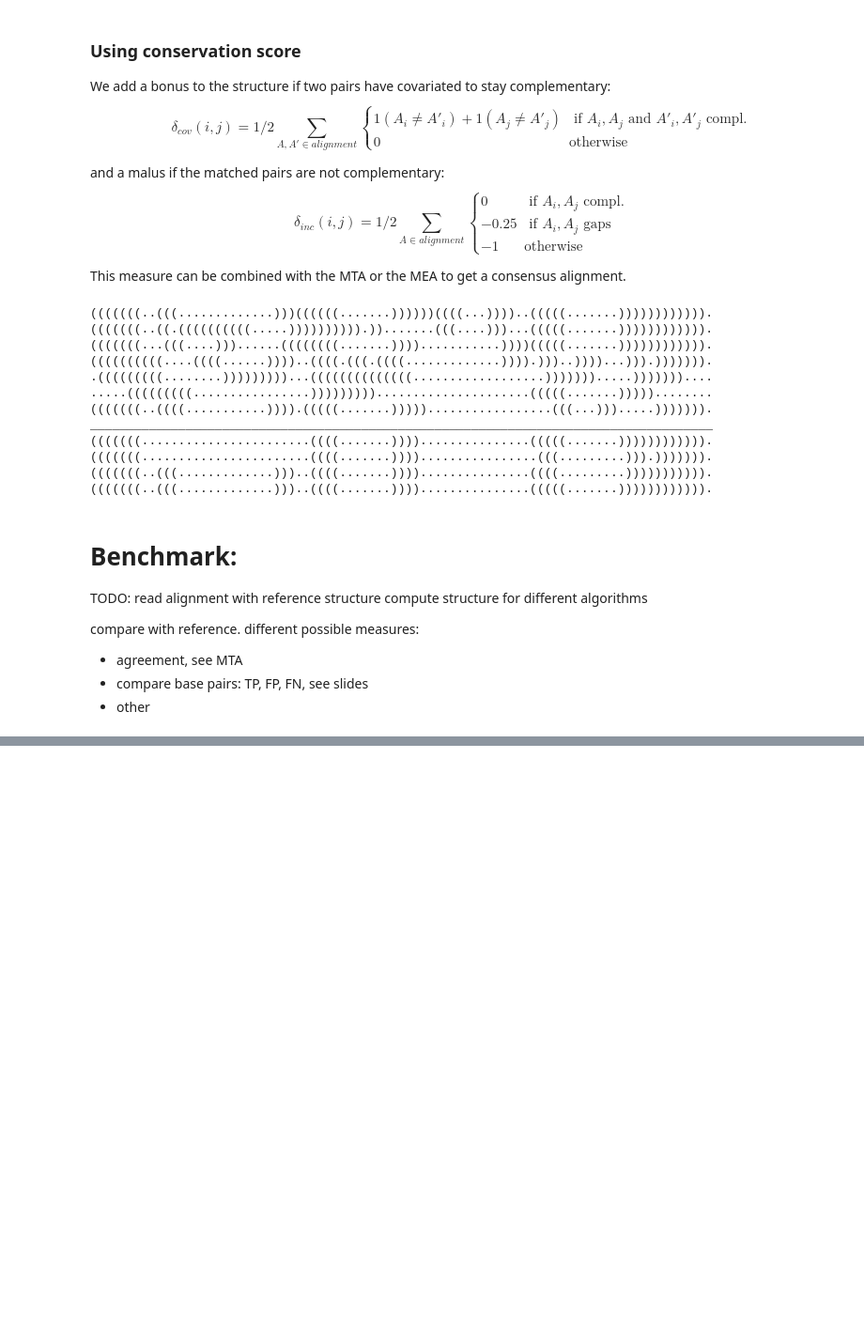
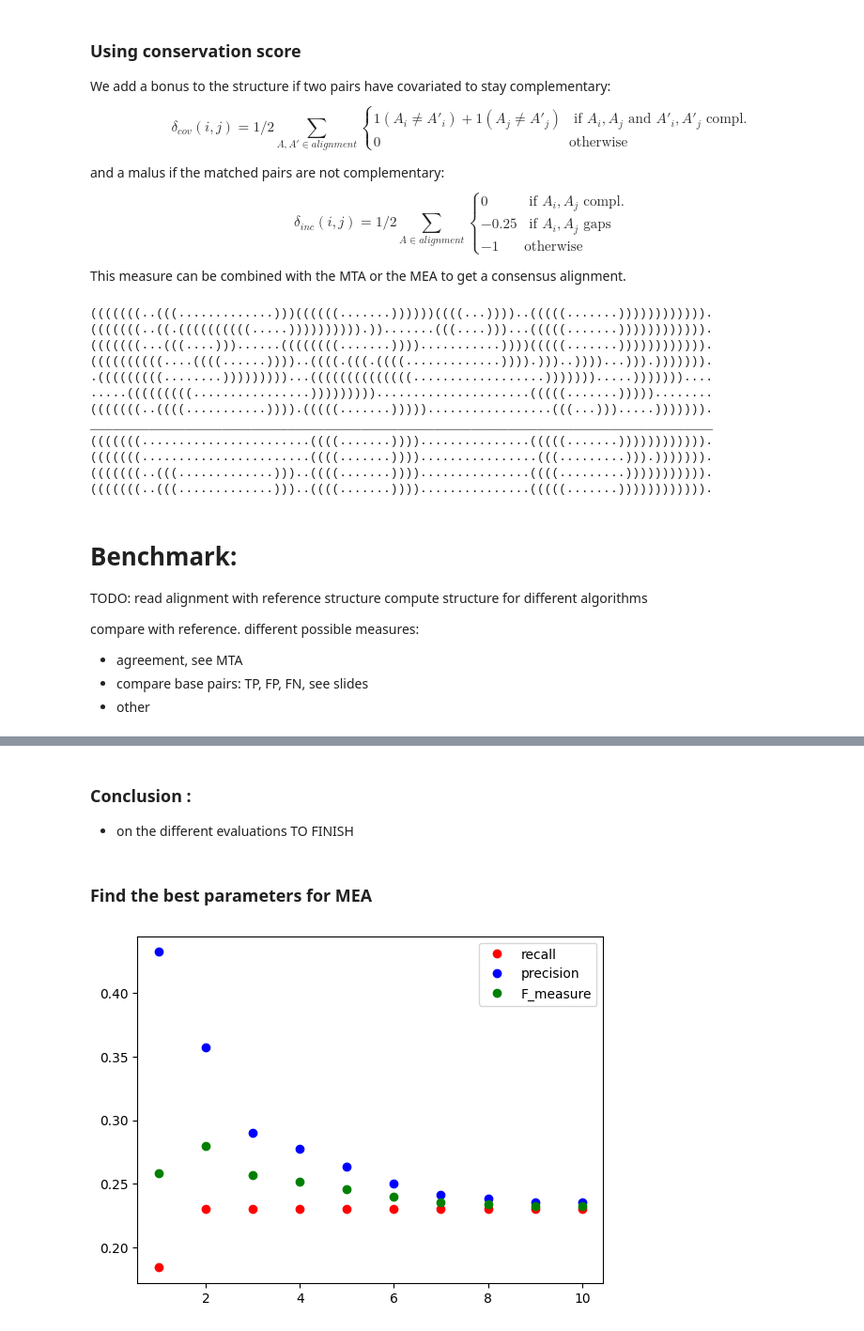
Before and after one commit to flopau76/projet_bio_info, a Jupyter notebook: folding_RNA.ipynb, the cells around one changed output, grey strips where cells are left out. Shown at 94% size. Drawn from its saved outputs; the diff is of its cells as text; code cells hidden in the pictures; blank space fills up the shorter version.

```diff
--- a/folding_RNA.ipynb
+++ b/folding_RNA.ipynb
@@ -147,7 +150,7 @@ class RnaMolecule:
 
     def set_structure(self, structure=None):
         ''' Set the structure of the molecule
-        If no structure is given, the MFE structure is computed with VieannaRNA'''
+        If no structure is given, the minimum free energy (MFE) structure is computed with ViennaRNA'''
         if structure is None:
             model = RNA.md()
             model.uniq_ML = 1  # activate unique multibranch loop decomposition
@@ -288,7 +291,7 @@ The basic version of the Nussinov algorithm tries to maximise the number of matc
 def unpaired_score_simple(sequence:str, i:int)->float:
     return 0
 
-def paired_score_simple(sequence:str, i:int, j:int, l=1)->float:
+def paired_score_simple(sequence:str, i:int, j:int,l)->float:
     if is_canonical_basepair(sequence[i], sequence[j]):
         return 1
     return 0
@@ -471,0 +625,2 @@ compare with reference. different possible measures:
+# %%
+ref = AlignIO.read("RF00100.stockholm.txt", "stockholm")
@@ -471,0 +642,9 @@ compare with reference. different possible measures:
+# %%
+#test of MTA on the j first sequences of the alignment
+pred_MTA = predict_structure(alignment, unpaired_accuracy_MTA, paired_accuracy_MTA, min_loop=1)
+
+# test of MEA on the j first sequences of the alignment
+pred_MEA = predict_structure(alignment, unpaired_accuracy_MEA, paired_accuracy_MEA, min_loop=1)
+
+# test of MEA with conservation on the j first sequences of the alignment
+pred_MEA_with_conservation = predict_structure(alignment, unpaired_MEA_with_conservation, paired_MEA_with_conservation, min_loop=1)
@@ -471,0 +691,32 @@ compare with reference. different possible measures:
+# %% [markdown]
+### Conclusion :
+- on the different evaluations
+TO FINISH
+# %% [markdown]
+### Find the best parameters for MEA
+# %%
+def test_MEA (lambdas, alignment, ss_cons) :
+    scores =[]
+    for l in lambdas :
+        pred_MEA = predict_structure(alignment, unpaired_accuracy_MEA, paired_accuracy_MEA, 1,l)
+        scores.append(variant_1(ss_cons, pred_MEA))
+
+    recall = []
+    precision = []
+    F_measure = []
+    for i in range (len(scores)) :
+        recall.append(scores[i][1])
+        precision.append(scores[i][3])
+        F_measure.append(scores[i][5])
+
+    plt.plot(lambdas, recall, 'or', label = "recall")
+    plt.plot(lambdas, precision, 'ob', label = "precision")
+    plt.plot(lambdas, F_measure, 'og', label = "F_measure")
+    plt.legend()
+    plt.show()
+
+#test of MEA with a certain number of values of lambda tested :
+lambdas = [i for i in range(1, 11)]
+test_MEA(lambdas, alignment, ss_cons)
+# %% [output]
+[figure, added]
```
Also changed, not shown: parts of 36 cells of this notebook.
